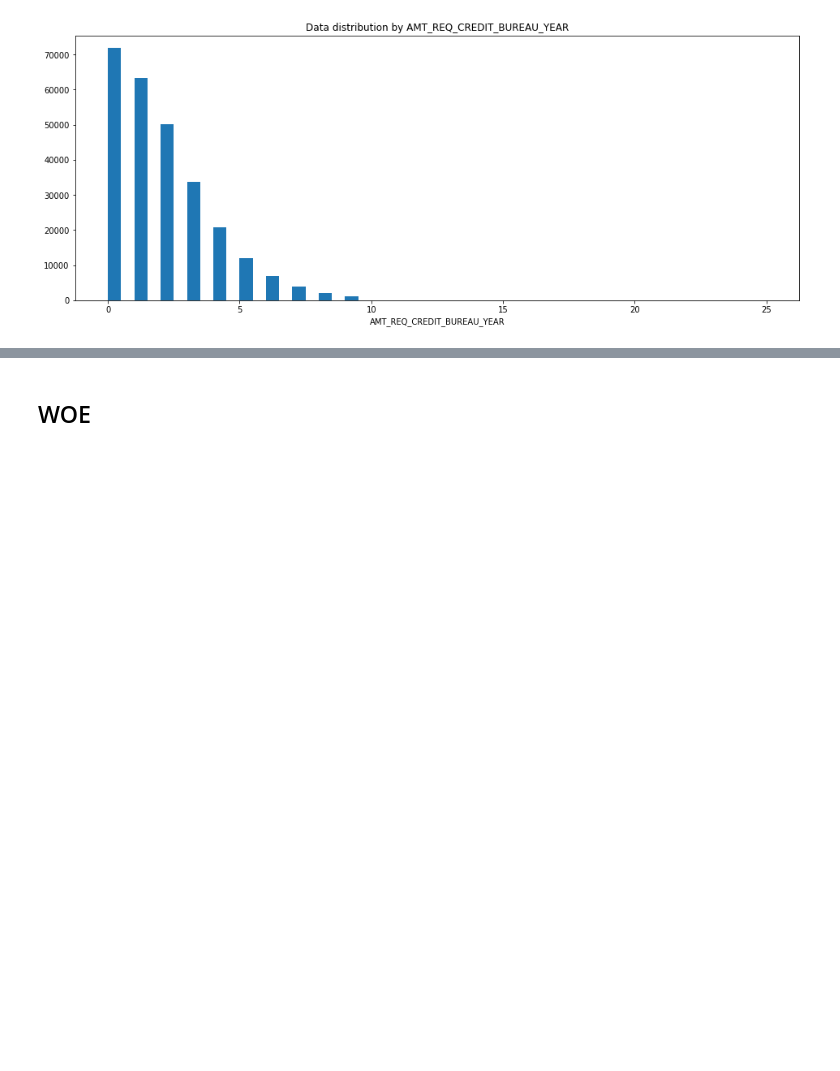
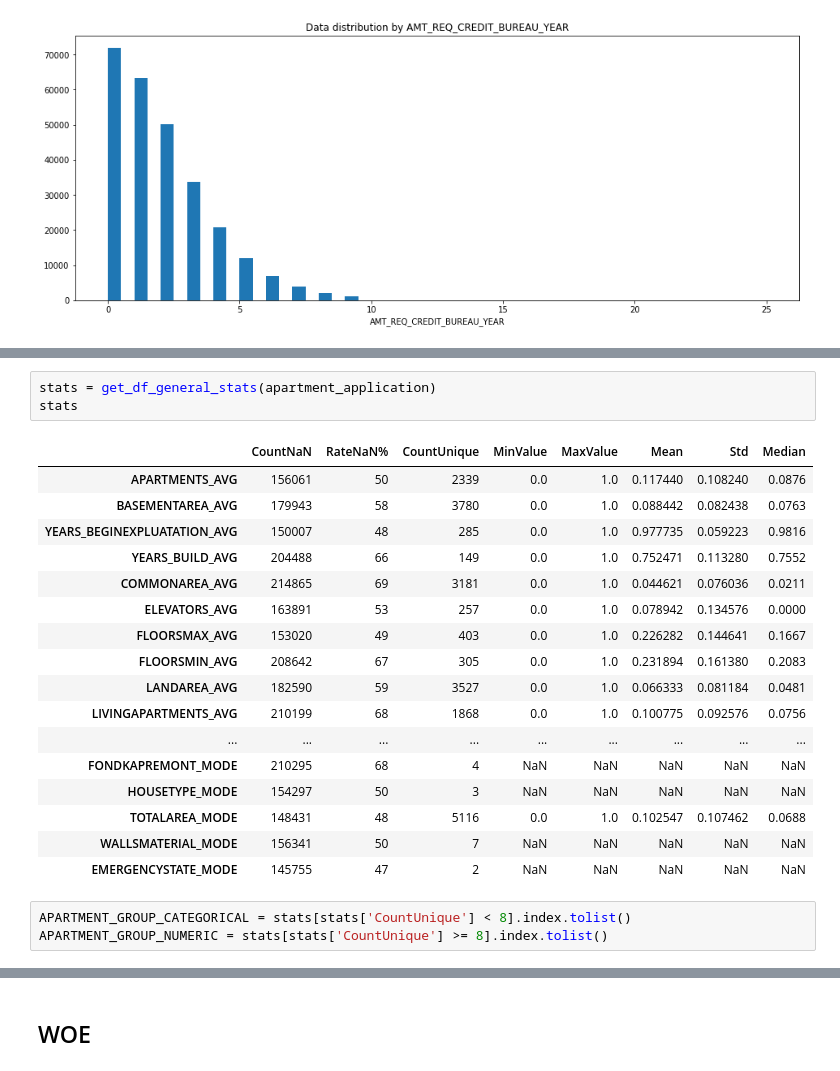
Before and after one commit to nuwanda57/HomeCredit1, a Jupyter notebook: exploration.ipynb, the cells around one changed output, grey strips where cells are left out. Saved outputs shown, nothing was run; the diff lists cells and outputs as text; blank space fills up the shorter version.

```diff
--- a/exploration.ipynb
+++ b/exploration.ipynb
@@ -471,0 +486,24 @@ draw_hists_for_numerical_columns(AMT_GROUP_CATEGORICAL, amt_application)
+# %%
+stats = get_df_general_stats(apartment_application)
+stats
+# %% [output]
+|  | CountNaN | RateNaN% | CountUnique | MinValue | MaxValue | Mean | Std | Median |
+| APARTMENTS_AVG | 156061 | 50 | 2339 | 0.0 | 1.0 | 0.117440 | 0.108240 | 0.0876 |
+| BASEMENTAREA_AVG | 179943 | 58 | 3780 | 0.0 | 1.0 | 0.088442 | 0.082438 | 0.0763 |
+| YEARS_BEGINEXPLUATATION_AVG | 150007 | 48 | 285 | 0.0 | 1.0 | 0.977735 | 0.059223 | 0.9816 |
+| YEARS_BUILD_AVG | 204488 | 66 | 149 | 0.0 | 1.0 | 0.752471 | 0.113280 | 0.7552 |
+| COMMONAREA_AVG | 214865 | 69 | 3181 | 0.0 | 1.0 | 0.044621 | 0.076036 | 0.0211 |
+| ELEVATORS_AVG | 163891 | 53 | 257 | 0.0 | 1.0 | 0.078942 | 0.134576 | 0.0000 |
+| FLOORSMAX_AVG | 153020 | 49 | 403 | 0.0 | 1.0 | 0.226282 | 0.144641 | 0.1667 |
+| FLOORSMIN_AVG | 208642 | 67 | 305 | 0.0 | 1.0 | 0.231894 | 0.161380 | 0.2083 |
+| LANDAREA_AVG | 182590 | 59 | 3527 | 0.0 | 1.0 | 0.066333 | 0.081184 | 0.0481 |
+| LIVINGAPARTMENTS_AVG | 210199 | 68 | 1868 | 0.0 | 1.0 | 0.100775 | 0.092576 | 0.0756 |
+| ... | ... | ... | ... | ... | ... | ... | ... | ... |
+| FONDKAPREMONT_MODE | 210295 | 68 | 4 | NaN | NaN | NaN | NaN | NaN |
+| HOUSETYPE_MODE | 154297 | 50 | 3 | NaN | NaN | NaN | NaN | NaN |
+| TOTALAREA_MODE | 148431 | 48 | 5116 | 0.0 | 1.0 | 0.102547 | 0.107462 | 0.0688 |
+| WALLSMATERIAL_MODE | 156341 | 50 | 7 | NaN | NaN | NaN | NaN | NaN |
+| EMERGENCYSTATE_MODE | 145755 | 47 | 2 | NaN | NaN | NaN | NaN | NaN |
+# %%
+APARTMENT_GROUP_CATEGORICAL = stats[stats['CountUnique'] < 8].index.tolist()
+APARTMENT_GROUP_NUMERIC = stats[stats['CountUnique'] >= 8].index.tolist()
```
Also changed, not shown: parts of 5 cells of this notebook, 1 other file.
